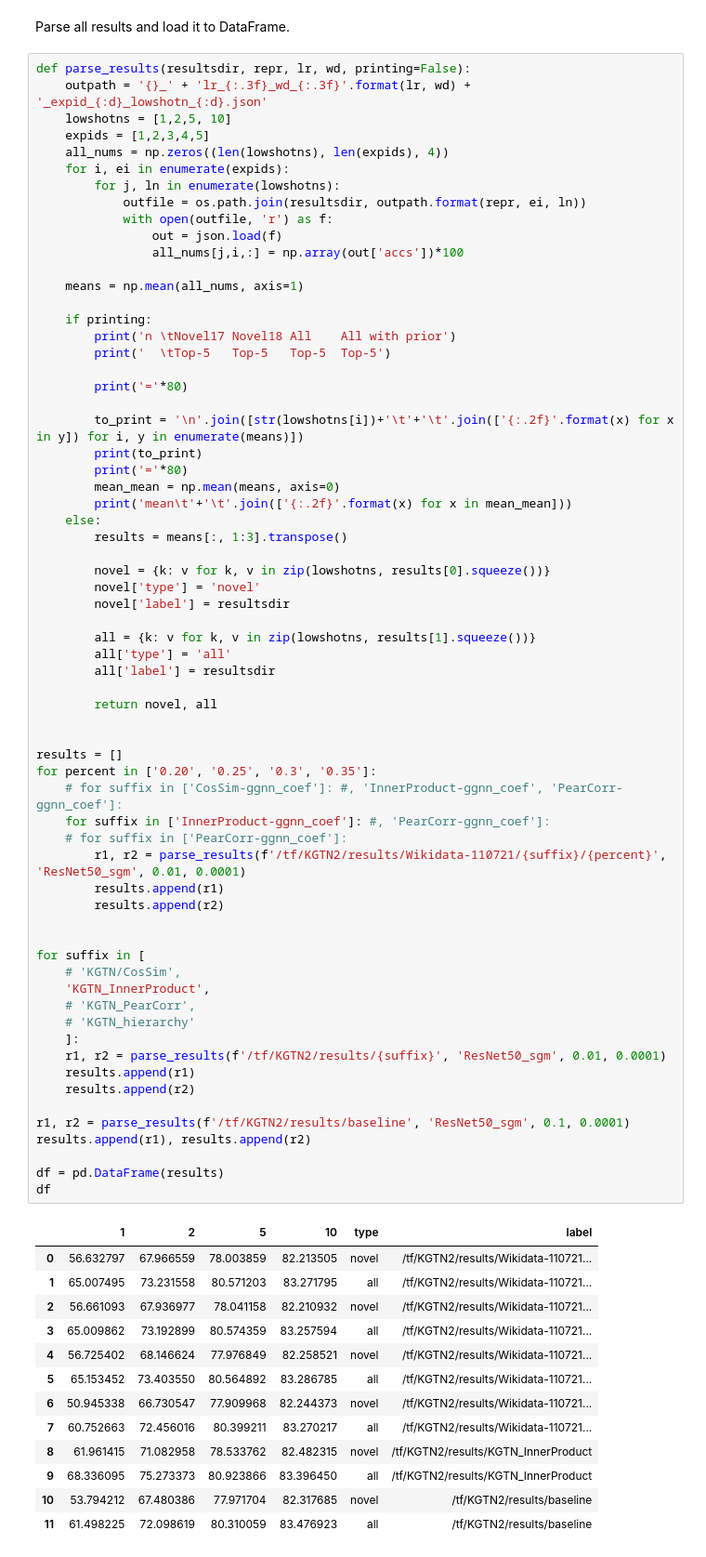
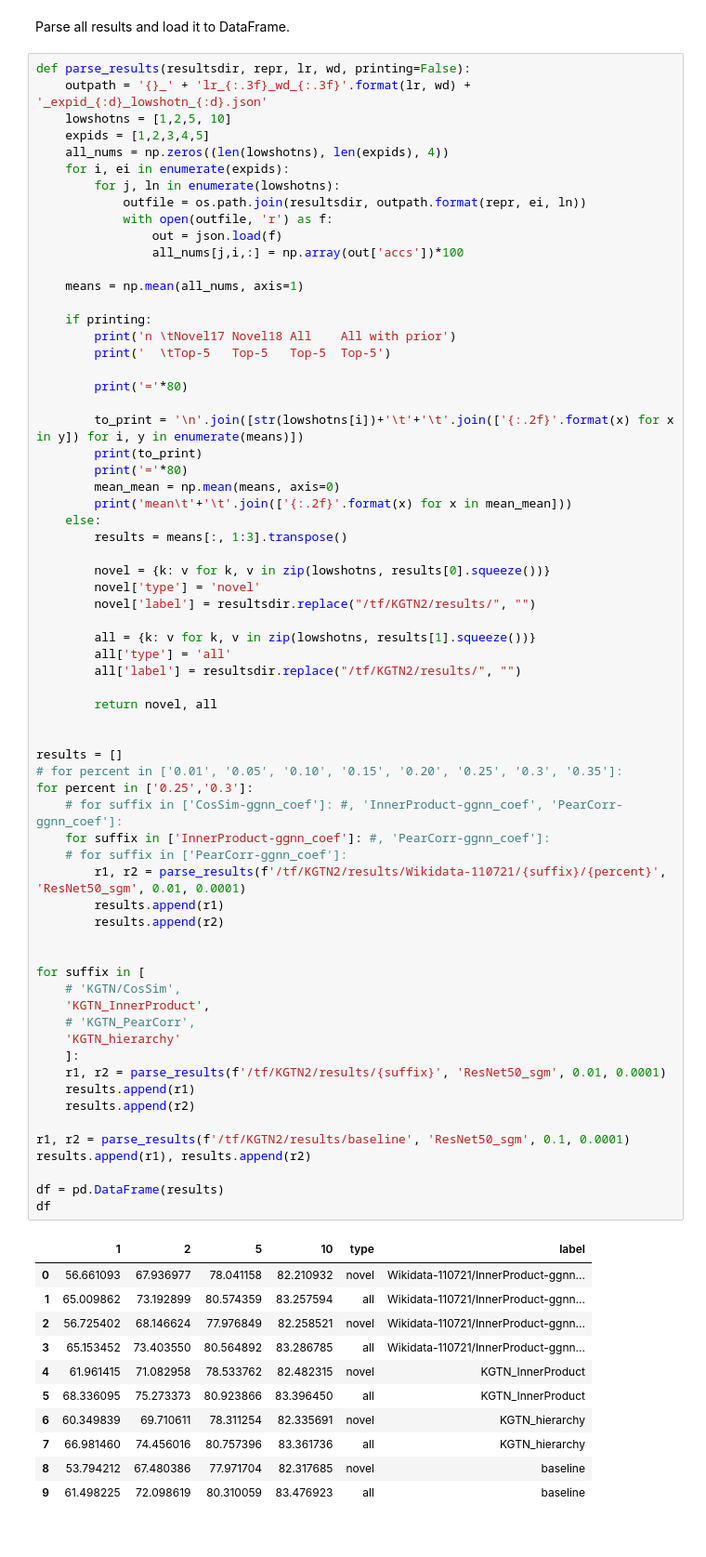
Before and after one commit to DominikFilipiak/KGTN-ens, a Jupyter notebook: notebooks/6_plots_processed_matrix.ipynb, the cells around one changed output. Shown: that part at 93% size. Saved outputs shown, nothing was run; the diff lists cells and outputs as text.

```diff
--- a/notebooks/6_plots_processed_matrix.ipynb
+++ b/notebooks/6_plots_processed_matrix.ipynb
@@ -41,54 +41,53 @@ def parse_results(resultsdir, repr, lr, wd, printing=False):
 
         novel = {k: v for k, v in zip(lowshotns, results[0].squeeze())}
         novel['type'] = 'novel'
-        novel['label'] = resultsdir
+        novel['label'] = resultsdir.replace("/tf/KGTN2/results/", "")
 
         all = {k: v for k, v in zip(lowshotns, results[1].squeeze())}
         all['type'] = 'all'
-        all['label'] = resultsdir
+        all['label'] = resultsdir.replace("/tf/KGTN2/results/", "")
 
         return novel, all
 
 
 results = []
-for percent in ['0.20', '0.25', '0.3', '0.35']:
+# for percent in ['0.01', '0.05', '0.10', '0.15', '0.20', '0.25', '0.3', '0.35']:
+for percent in ['0.25','0.3']:
     # for suffix in ['CosSim-ggnn_coef']: #, 'InnerProduct-ggnn_coef', 'PearCorr-ggnn_coef']:
     for suffix in ['InnerProduct-ggnn_coef']: #, 'PearCorr-ggnn_coef']:
     # for suffix in ['PearCorr-ggnn_coef']:
         r1, r2 = parse_results(f'/tf/KGTN2/results/Wikidata-110721/{suffix}/{percent}', 'ResNet50_sgm', 0.01, 0.0001)
         results.append(r1)
         results.append(r2)
 
 
 for suffix in [
     # 'KGTN/CosSim',
     'KGTN_InnerProduct',
     # 'KGTN_PearCorr',
-    # 'KGTN_hierarchy'
+    'KGTN_hierarchy'
     ]:
     r1, r2 = parse_results(f'/tf/KGTN2/results/{suffix}', 'ResNet50_sgm', 0.01, 0.0001)
     results.append(r1)
     results.append(r2)
 
 r1, r2 = parse_results(f'/tf/KGTN2/results/baseline', 'ResNet50_sgm', 0.1, 0.0001)
 results.append(r1), results.append(r2)
 
 df = pd.DataFrame(results)
 df
 # %% [output]
 |  | 1 | 2 | 5 | 10 | type | label |
-| 0 | 56.632797 | 67.966559 | 78.003859 | 82.213505 | novel | /tf/KGTN2/results/Wikidata-110721... |
-| 1 | 65.007495 | 73.231558 | 80.571203 | 83.271795 | all | /tf/KGTN2/results/Wikidata-110721... |
-| 2 | 56.661093 | 67.936977 | 78.041158 | 82.210932 | novel | /tf/KGTN2/results/Wikidata-110721... |
-| 3 | 65.009862 | 73.192899 | 80.574359 | 83.257594 | all | /tf/KGTN2/results/Wikidata-110721... |
-| 4 | 56.725402 | 68.146624 | 77.976849 | 82.258521 | novel | /tf/KGTN2/results/Wikidata-110721... |
-| 5 | 65.153452 | 73.403550 | 80.564892 | 83.286785 | all | /tf/KGTN2/results/Wikidata-110721... |
-| 6 | 50.945338 | 66.730547 | 77.909968 | 82.244373 | novel | /tf/KGTN2/results/Wikidata-110721... |
-| 7 | 60.752663 | 72.456016 | 80.399211 | 83.270217 | all | /tf/KGTN2/results/Wikidata-110721... |
-| 8 | 61.961415 | 71.082958 | 78.533762 | 82.482315 | novel | /tf/KGTN2/results/KGTN_InnerProduct |
-| 9 | 68.336095 | 75.273373 | 80.923866 | 83.396450 | all | /tf/KGTN2/results/KGTN_InnerProduct |
-| 10 | 53.794212 | 67.480386 | 77.971704 | 82.317685 | novel | /tf/KGTN2/results/baseline |
-| 11 | 61.498225 | 72.098619 | 80.310059 | 83.476923 | all | /tf/KGTN2/results/baseline |
+| 0 | 56.661093 | 67.936977 | 78.041158 | 82.210932 | novel | Wikidata-110721/InnerProduct-ggnn... |
+| 1 | 65.009862 | 73.192899 | 80.574359 | 83.257594 | all | Wikidata-110721/InnerProduct-ggnn... |
+| 2 | 56.725402 | 68.146624 | 77.976849 | 82.258521 | novel | Wikidata-110721/InnerProduct-ggnn... |
+| 3 | 65.153452 | 73.403550 | 80.564892 | 83.286785 | all | Wikidata-110721/InnerProduct-ggnn... |
+| 4 | 61.961415 | 71.082958 | 78.533762 | 82.482315 | novel | KGTN_InnerProduct |
+| 5 | 68.336095 | 75.273373 | 80.923866 | 83.396450 | all | KGTN_InnerProduct |
+| 6 | 60.349839 | 69.710611 | 78.311254 | 82.335691 | novel | KGTN_hierarchy |
+| 7 | 66.981460 | 74.456016 | 80.757396 | 83.361736 | all | KGTN_hierarchy |
+| 8 | 53.794212 | 67.480386 | 77.971704 | 82.317685 | novel | baseline |
+| 9 | 61.498225 | 72.098619 | 80.310059 | 83.476923 | all | baseline |
 # %%
 
 labels = ["1", "2", "5", "10"]
```
Also changed, not shown: parts of 1 cell of this notebook, 1 other file.
